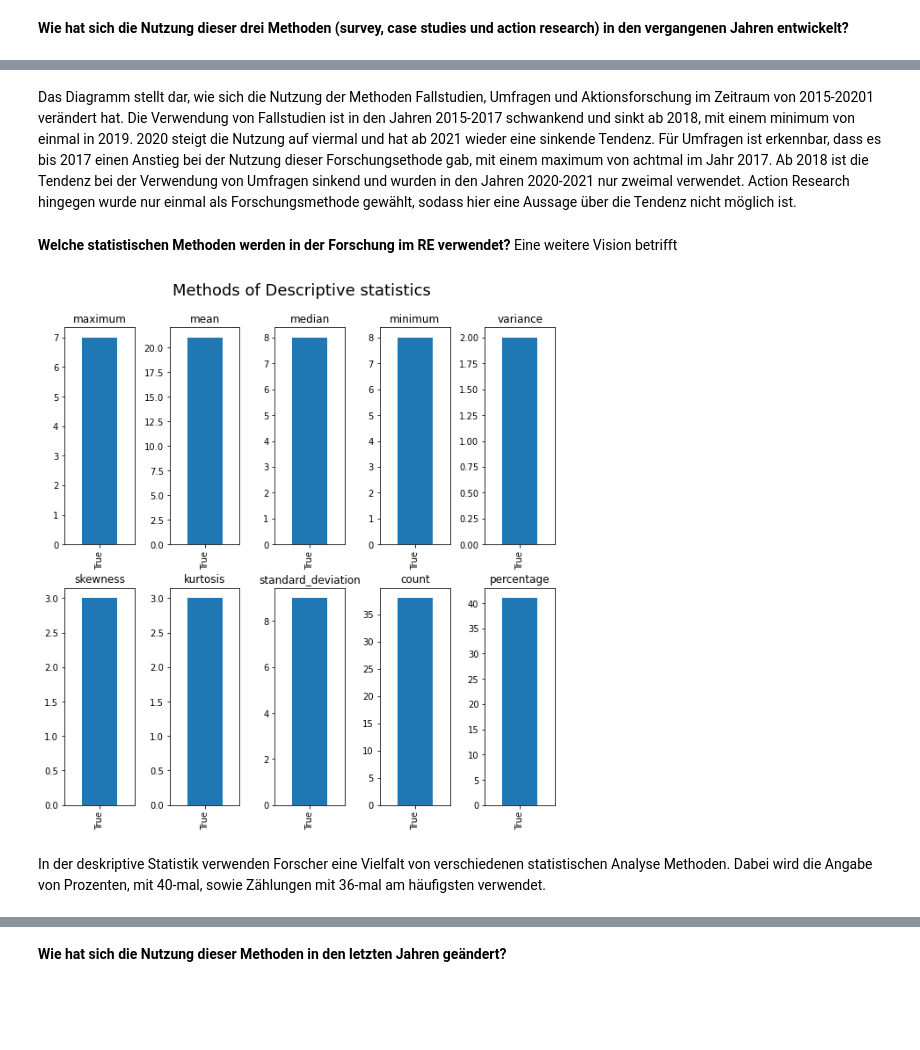
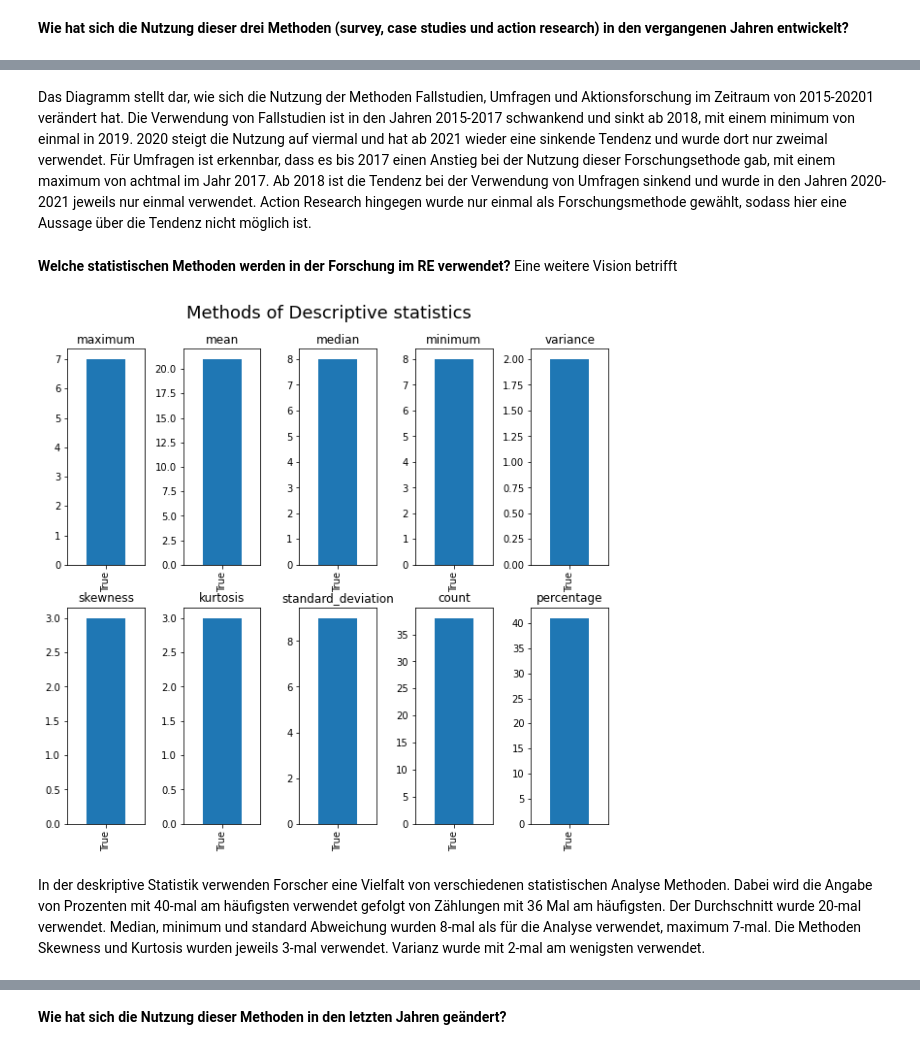
Before and after one commit to fWern/Bachelor-Thesis, a Jupyter notebook: sjoberg_roadmap_questions.ipynb, the cells around one changed output, grey strips where cells are left out. Saved outputs shown, nothing was run; the diff lists cells and outputs as text; code cells hidden in the pictures; blank space fills up the shorter version.

```diff
--- a/sjoberg_roadmap_questions.ipynb
+++ b/sjoberg_roadmap_questions.ipynb
@@ -178,5 +184,5 @@ data.groupby('year').count().plot(kind='bar', figsize=(10,5))
 # %% [markdown]
-Das Diagramm stellt dar, wie sich die Nutzung der Methoden Fallstudien, Umfragen und Aktionsforschung im Zeitraum von 2015-20201 verändert hat. Die Verwendung von Fallstudien ist in den Jahren 2015-2017 schwankend und sinkt ab 2018, mit einem minimum von einmal in 2019. 2020 steigt die Nutzung auf viermal und hat ab 2021 wieder eine sinkende Tendenz. Für Umfragen ist erkennbar, dass es bis 2017 einen Anstieg bei der Nutzung dieser Forschungsethode gab, mit einem maximum von achtmal im Jahr 2017. Ab 2018 ist die Tendenz bei der Verwendung von Umfragen sinkend und wurden in den Jahren 2020-2021 nur zweimal verwendet. Action Research hingegen wurde nur einmal als Forschungsmethode gewählt, sodass hier eine Aussage über die Tendenz nicht möglich ist.
+Das Diagramm stellt dar, wie sich die Nutzung der Methoden Fallstudien, Umfragen und Aktionsforschung im Zeitraum von 2015-20201 verändert hat. Die Verwendung von Fallstudien ist in den Jahren 2015-2017 schwankend und sinkt ab 2018, mit einem minimum von einmal in 2019. 2020 steigt die Nutzung auf viermal und hat ab 2021 wieder eine sinkende Tendenz und wurde dort nur zweimal verwendet. Für Umfragen ist erkennbar, dass es bis 2017 einen Anstieg bei der Nutzung dieser Forschungsethode gab, mit einem maximum von achtmal im Jahr 2017. Ab 2018 ist die Tendenz bei der Verwendung von Umfragen sinkend und wurde in den Jahren 2020-2021 jeweils nur einmal verwendet. Action Research hingegen wurde nur einmal als Forschungsmethode gewählt, sodass hier eine Aussage über die Tendenz nicht möglich ist.
 # %% [markdown]
 **Welche statistischen Methoden werden in der Forschung im RE verwendet?**
 Eine weitere Vision betrifft
@@ -194,38 +200,37 @@ query = """
                     ?tendency orkgp:P47000 ?mean.
                     ?tendency orkgp:P57006 ?median.
                     ?tendency orkgp:P44107 ?minimum.
                     ?tendency orkgp:P57007 ?mode.}
                 OPTIONAL{?descriptive orkgp:P57008 ?dispersion.
                     ?dispersion orkgp:P4013  ?range.
                     ?dispersion orkgp:P44087 ?standard_deviation.
                     ?dispersion orkgp:P57009 ?variance.
                     ?dispersion orkgp:P59063 ?skewness.
                     ?dispersion orkgp:P59064 ?kurtosis.}
                 OPTIONAL{?descriptive orkgp:P56049 ?frequency.
                     ?frequency orkgp:P55023 ?count.
                     ?frequency orkgp:P56050 ?percentage.}
                 }
               OPTIONAL{?analysis orkgp:P56043/orkgp:P56044/rdfs:label ?hypothesis_tests.}
               OPTIONAL{?analysis orkgp:P56043/orkgp:P56045/rdfs:label ?regression.}
         }
         """
 data = sparql_dataframe.get(endpoint_url, PREFIX+query)
 start_year = data.sort_values('year')['year'].iloc[0]
 descriptive = data.iloc[:, 1:11]
 #plot descriptive methods
-plt.figure(figsize=(10,10))
+plt.figure(figsize=(10,9))
 plt.subplots_adjust(wspace=0.5)
 plt.suptitle("Methods of Descriptive statistics", fontsize=18, y=0.95)
 for n, col in enumerate(descriptive.columns):
     ax = plt.subplot(2, 5, n + 1)
     if descriptive[descriptive[col] == True][col].sum() > 0:
         descriptive[descriptive[col] == True][col].value_counts().plot(kind='bar', ax=ax)
-        #descriptive[col].value_counts().plot(kind='bar', ax=ax)
     ax.set_title(col)
 # %% [output]
-[figure, old version]
+[figure, new version]
 # %% [markdown]
-In der deskriptive Statistik verwenden Forscher eine Vielfalt von verschiedenen statistischen Analyse Methoden. Dabei wird die Angabe von Prozenten, mit 40-mal, sowie Zählungen mit 36-mal am häufigsten verwendet.
+In der deskriptive Statistik verwenden Forscher eine Vielfalt von verschiedenen statistischen Analyse Methoden. Dabei wird die Angabe von Prozenten mit 40-mal am häufigsten verwendet gefolgt von Zählungen mit 36 Mal am häufigsten. Der Durchschnitt wurde 20-mal verwendet. Median, minimum und standard Abweichung wurden 8-mal als für die Analyse verwendet, maximum 7-mal. Die Methoden Skewness und Kurtosis wurden jeweils 3-mal verwendet. Varianz wurde mit 2-mal am wenigsten verwendet.
 # %%
 #plot inferential methods
 fig, (ax, ax2) = plt.subplots(ncols=2)
```
Also changed, not shown: parts of 34 cells of this notebook, 1 other file.
